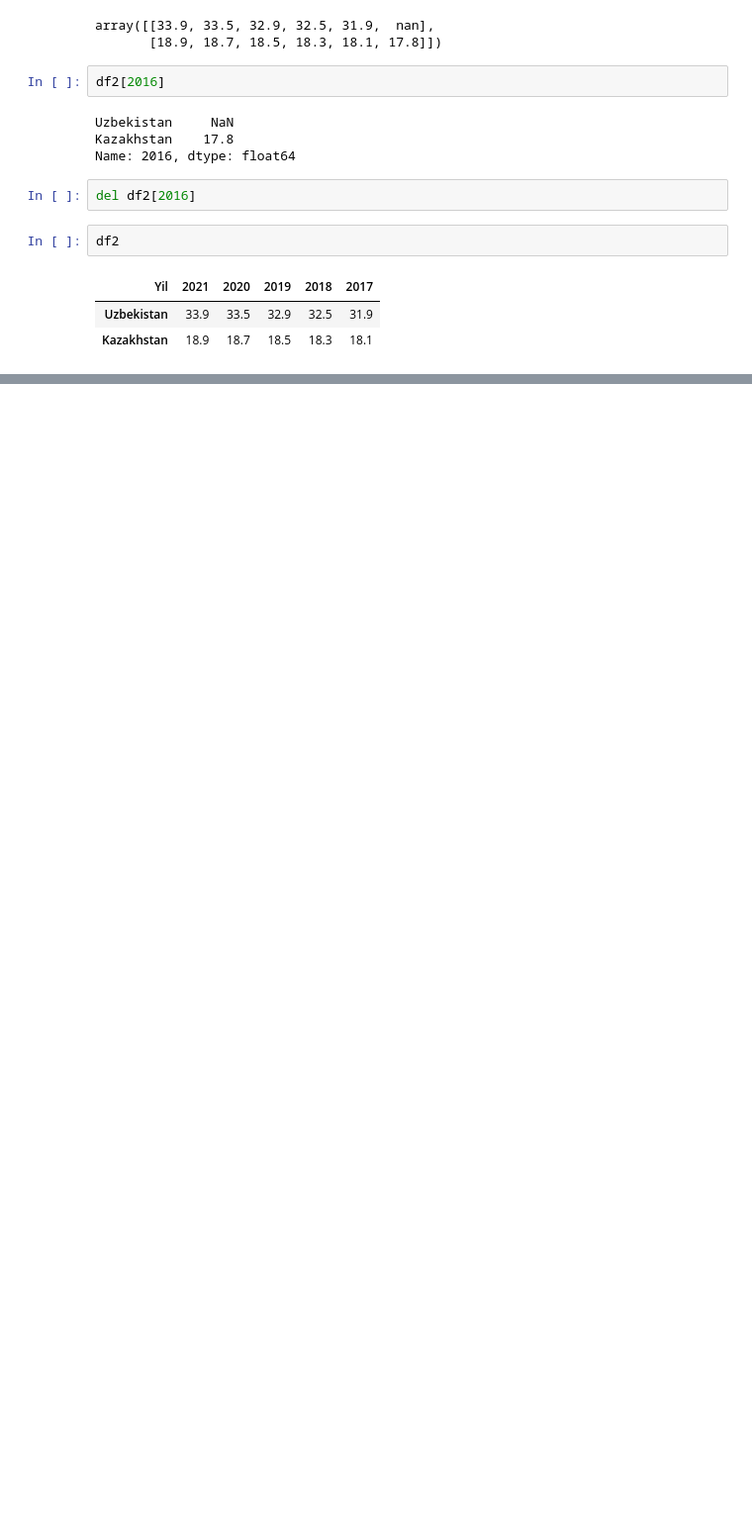
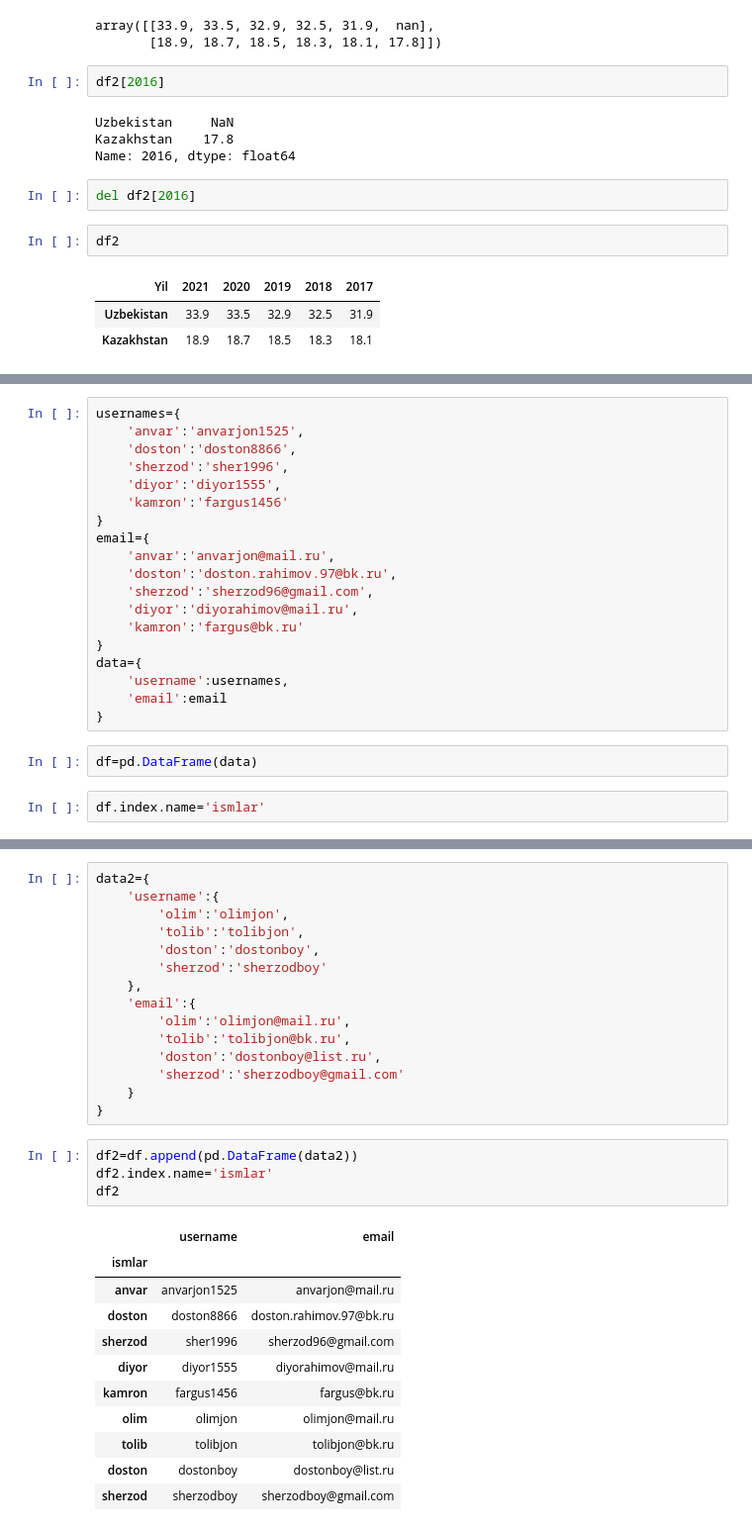
Before and after one commit to Fargus8866/Python, a Jupyter notebook: PandasDataFrame.ipynb, the cells around one changed output, grey strips where cells are left out. Shown at 99% size. Cells and saved outputs as stored; diff of their text form; blank space fills up the shorter version.

```diff
--- a/PandasDataFrame.ipynb
+++ b/PandasDataFrame.ipynb
@@ -188,0 +201,23 @@ df2
+# %%
+usernames={
+    'anvar':'anvarjon1525',
+    'doston':'doston8866',
+    'sherzod':'sher1996',
+    'diyor':'diyor1555',
+    'kamron':'fargus1456'
+}
+email={
+    'anvar':'anvarjon@mail.ru',
+    'doston':'doston.rahimov.97@bk.ru',
+    'sherzod':'sherzod96@gmail.com',
+    'diyor':'diyorahimov@mail.ru',
+    'kamron':'fargus@bk.ru'
+}
+data={
+    'username':usernames,
+    'email':email
+}
+# %%
+df=pd.DataFrame(data)
+# %%
+df.index.name='ismlar'
@@ -188,0 +234,31 @@ df2
+# %%
+data2={
+    'username':{
+        'olim':'olimjon',
+        'tolib':'tolibjon',
+        'doston':'dostonboy',
+        'sherzod':'sherzodboy'
+    },
+    'email':{
+        'olim':'olimjon@mail.ru',
+        'tolib':'tolibjon@bk.ru',
+        'doston':'dostonboy@list.ru',
+        'sherzod':'sherzodboy@gmail.com'
+    }
+}
+# %%
+df2=df.append(pd.DataFrame(data2))
+df2.index.name='ismlar'
+df2
+# %% [output]
+|  | username | email |
+| ismlar |  |  |
+| anvar | anvarjon1525 | anvarjon@mail.ru |
+| doston | doston8866 | doston.rahimov.97@bk.ru |
+| sherzod | sher1996 | sherzod96@gmail.com |
+| diyor | diyor1555 | diyorahimov@mail.ru |
+| kamron | fargus1456 | fargus@bk.ru |
+| olim | olimjon | olimjon@mail.ru |
+| tolib | tolibjon | tolibjon@bk.ru |
+| doston | dostonboy | dostonboy@list.ru |
+| sherzod | sherzodboy | sherzodboy@gmail.com |
```
Also changed, not shown: parts of 21 cells of this notebook.
